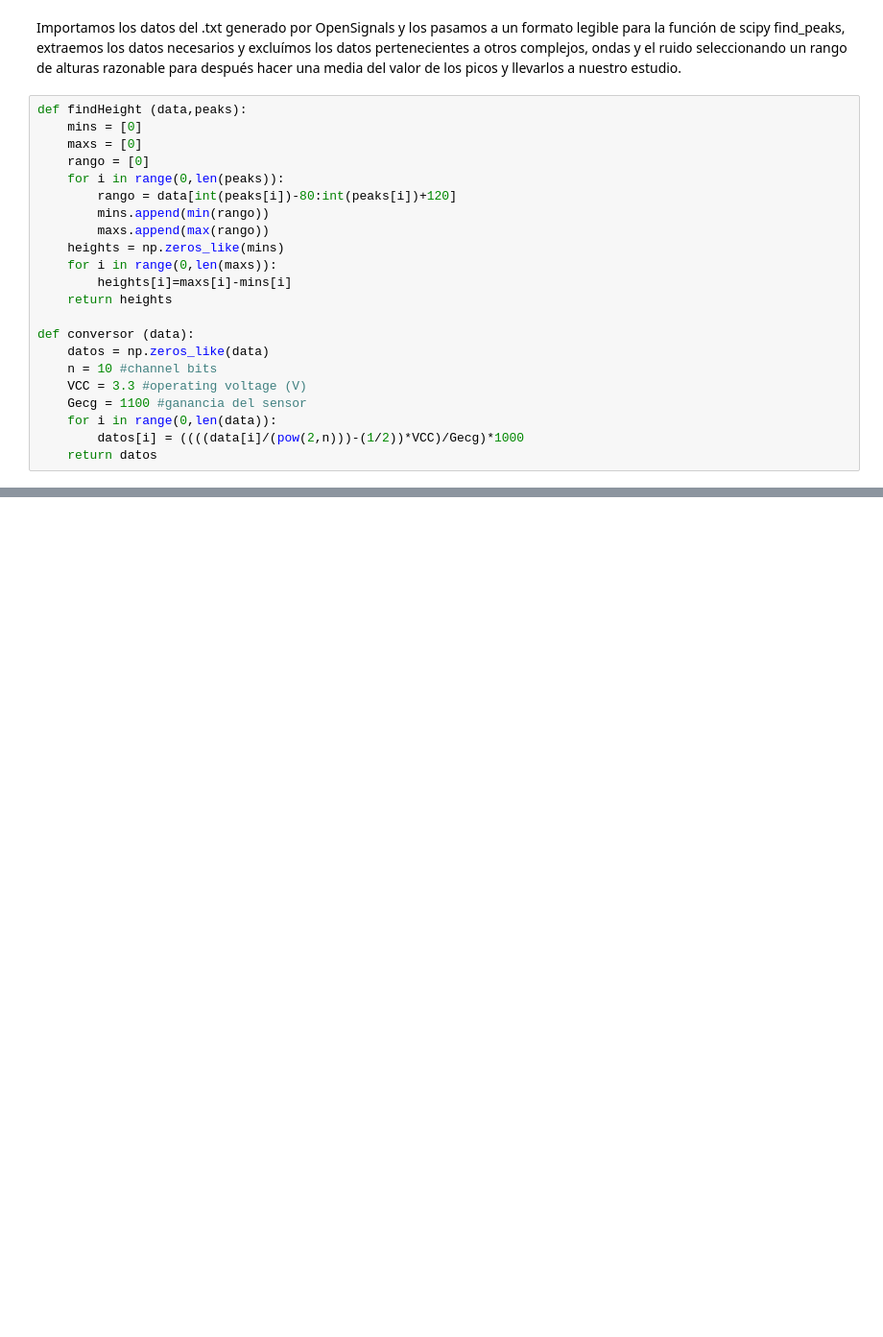
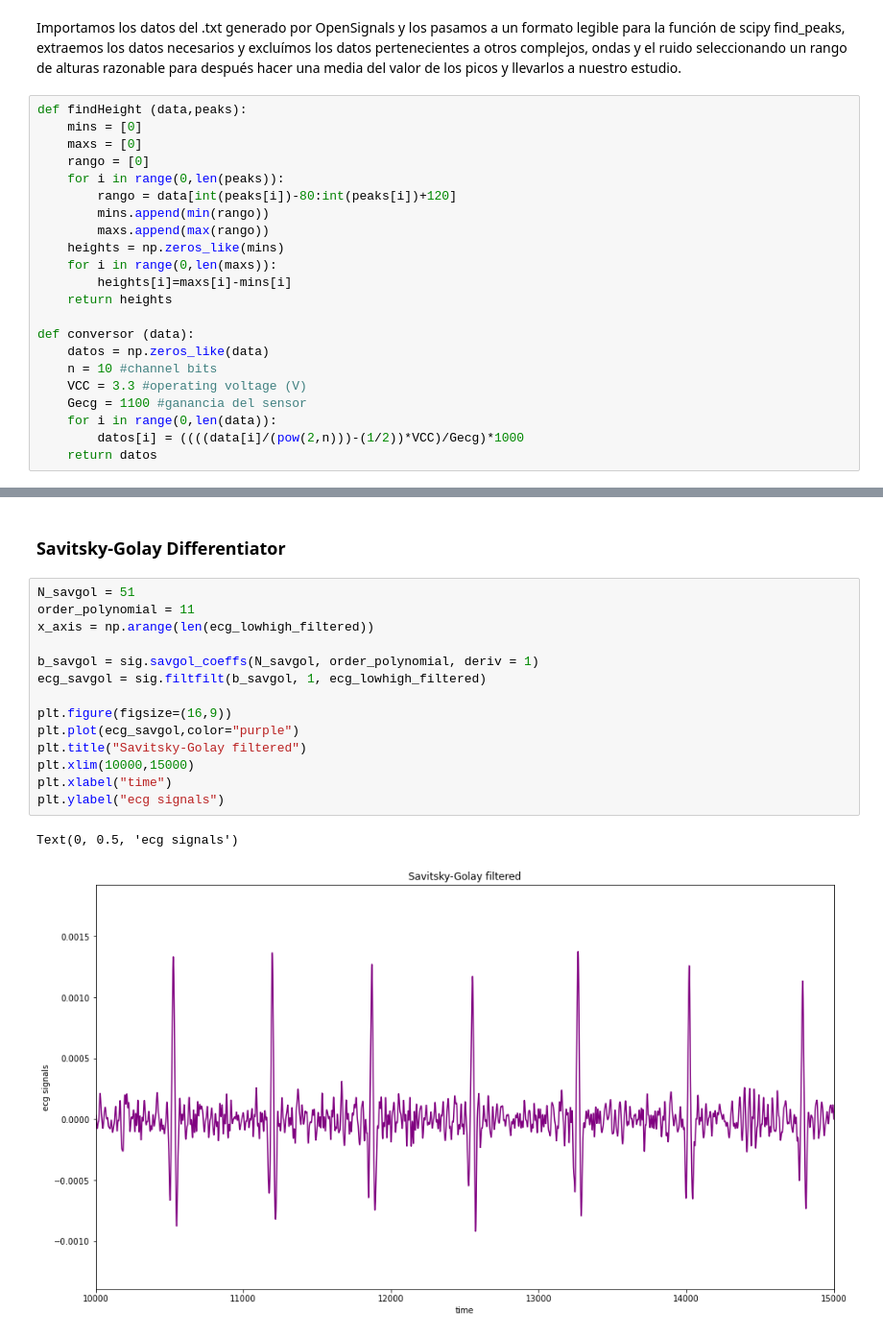
Before and after one commit to sergiogolaya/qrs_complex_detection, a Jupyter notebook: procesado_ecg.ipynb, the cells around one changed output, grey strips where cells are left out. Shown: that part at 96% size. Drawn from its saved outputs; the diff is of its cells as text; blank space fills up the shorter version.

```diff
--- a/procesado_ecg.ipynb
+++ b/procesado_ecg.ipynb
@@ -112,0 +159,19 @@ frecuencia cardiaca = 84.49612403100775
+# %% [markdown]
+### Savitsky-Golay Differentiator
+# %%
+N_savgol = 51
+order_polynomial = 11
+x_axis = np.arange(len(ecg_lowhigh_filtered))
+
+b_savgol = sig.savgol_coeffs(N_savgol, order_polynomial, deriv = 1)
+ecg_savgol = sig.filtfilt(b_savgol, 1, ecg_lowhigh_filtered)
+
+plt.figure(figsize=(16,9))
+plt.plot(ecg_savgol,color="purple")
+plt.title("Savitsky-Golay filtered")
+plt.xlim(10000,15000)
+plt.xlabel("time")
+plt.ylabel("ecg signals")
+# %% [output]
+Text(0, 0.5, 'ecg signals')
+[figure, added]
```
Also changed, not shown: parts of 9 cells of this notebook.
